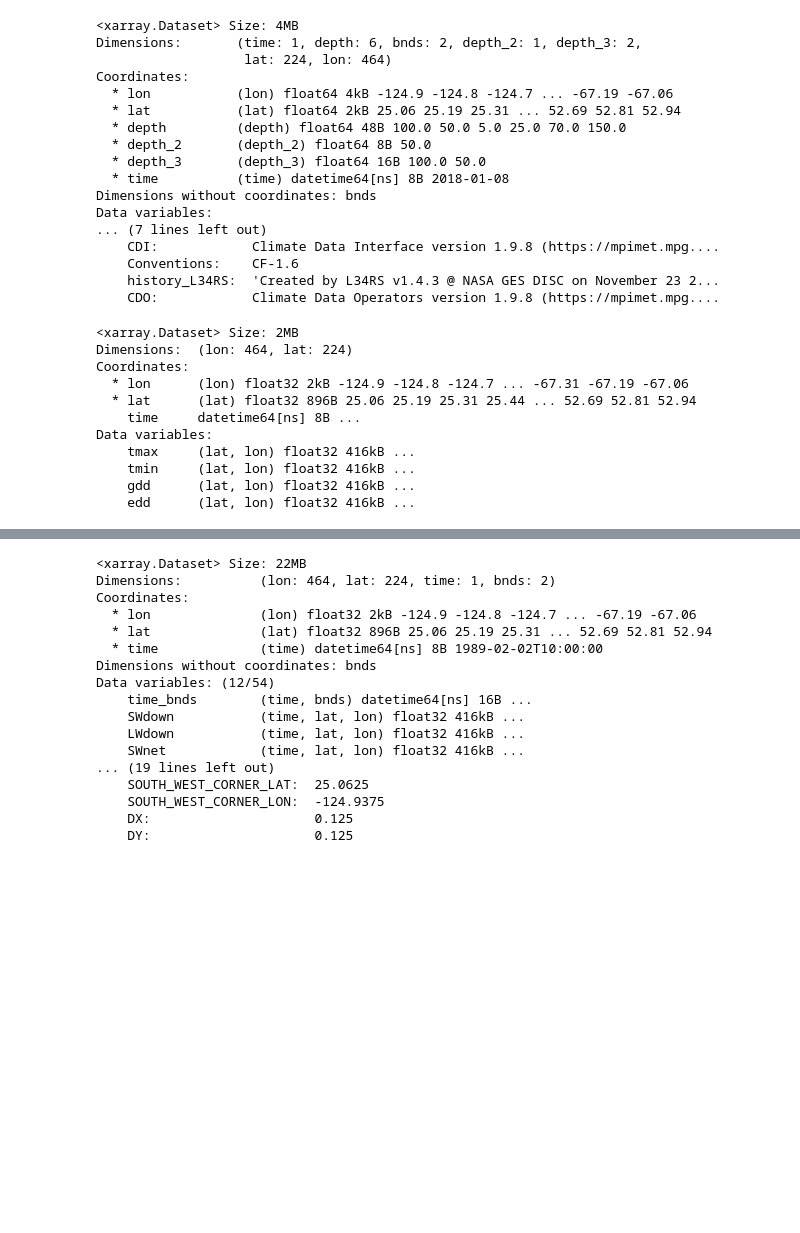
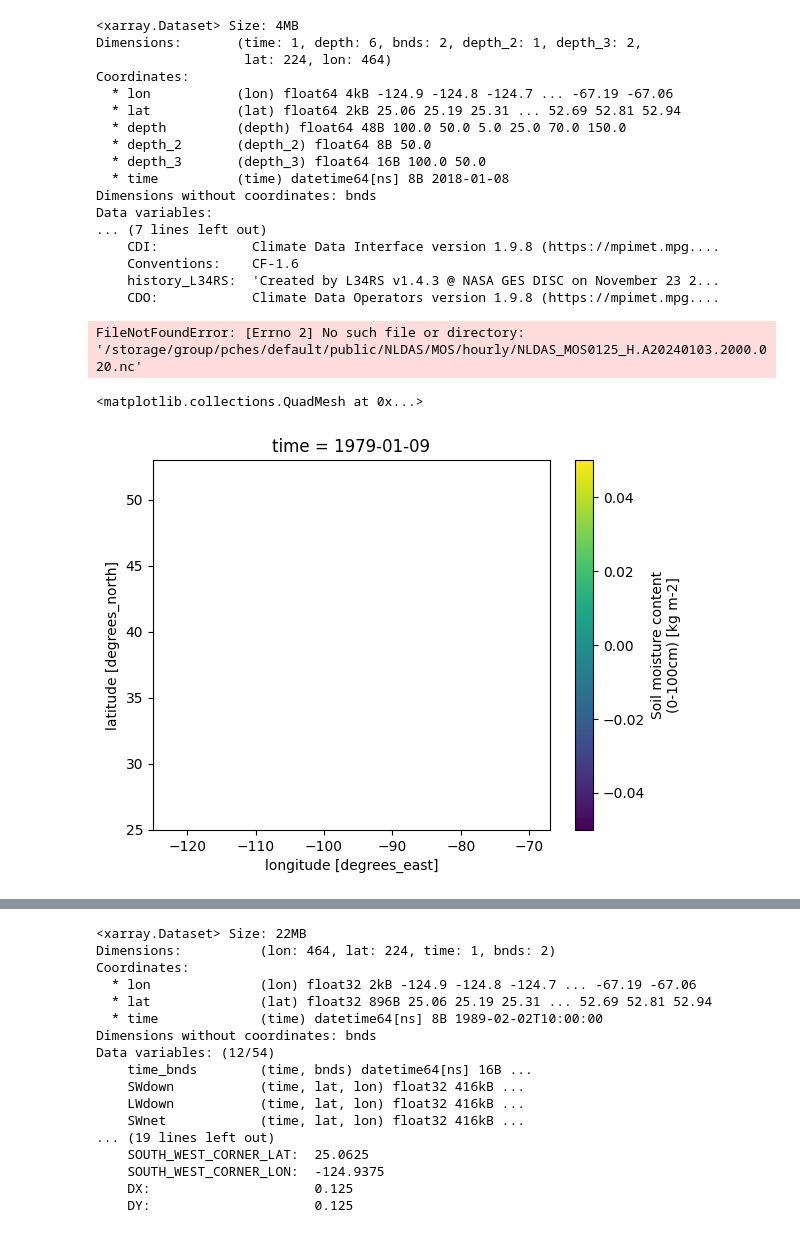
Before and after one commit to theo-avila/avila_et_al_2025_pyWBM_yield, a Jupyter notebook: 3a_working.ipynb, the cells around one changed output, grey strips where cells are left out. Saved outputs shown, nothing was run; the diff lists cells and outputs as text; code cells hidden in the pictures; blank space fills up the shorter version.

```diff
--- a/3a_working.ipynb
+++ b/3a_working.ipynb
@@ -48,15 +50,11 @@ Data variables:
+# %%
+filein_mosaic_hr = "/storage/group/pches/default/public/NLDAS/MOS/hourly/NLDAS_MOS0125_H.A20240103.2000.020.nc"
+xr.open_dataset(filein_mosaic_hr)['SoilM_0_100cm'].plot()
+# %% [output]
+FileNotFoundError: [Errno 2] No such file or directory: '/storage/group/pches/default/public/NLDAS/MOS/hourly/NLDAS_MOS0125_H.A20240103.2000.020.nc'
 # %%
-filein_forcing_nldas = "/storage/home/cta5244/work/pyWBM_yield_data/NCEPNARR_NLDAS_tmax_tmin/1979/NLDAS_FORA0125_H.A19790614.nc"
-xr.open_dataset(filein_forcing_nldas)
+filein_forcing_nldas = "/storage/home/cta5244/work/pyWBM_yield_data/MOS_daily/NLDAS_0_100_soilm_MOS0125_H.A19790109.020.nc"
+xr.open_dataset(filein_forcing_nldas)['SoilM_0_100cm'].plot()
 # %% [output]
-<xarray.Dataset> Size: 2MB
-Dimensions:  (lon: 464, lat: 224)
-Coordinates:
-  * lon      (lon) float32 2kB -124.9 -124.8 -124.7 ... -67.31 -67.19 -67.06
-  * lat      (lat) float32 896B 25.06 25.19 25.31 25.44 ... 52.69 52.81 52.94
-    time     datetime64[ns] 8B ...
-Data variables:
-    tmax     (lat, lon) float32 416kB ...
-    tmin     (lat, lon) float32 416kB ...
-    gdd      (lat, lon) float32 416kB ...
-    edd      (lat, lon) float32 416kB ...
+<matplotlib.collections.QuadMesh at 0x...>
+[figure, added]
```
Also changed, not shown: parts of 2 cells of this notebook, 13 other files.
